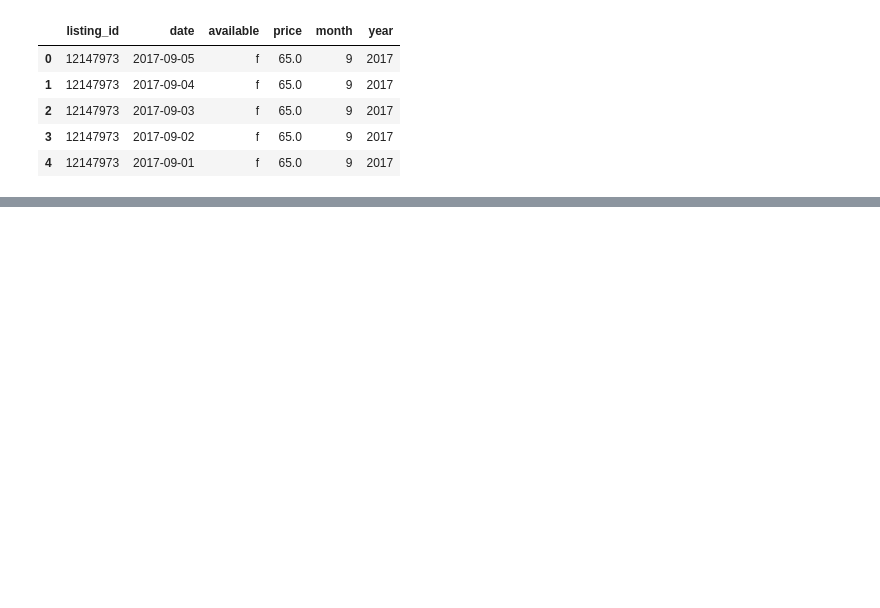
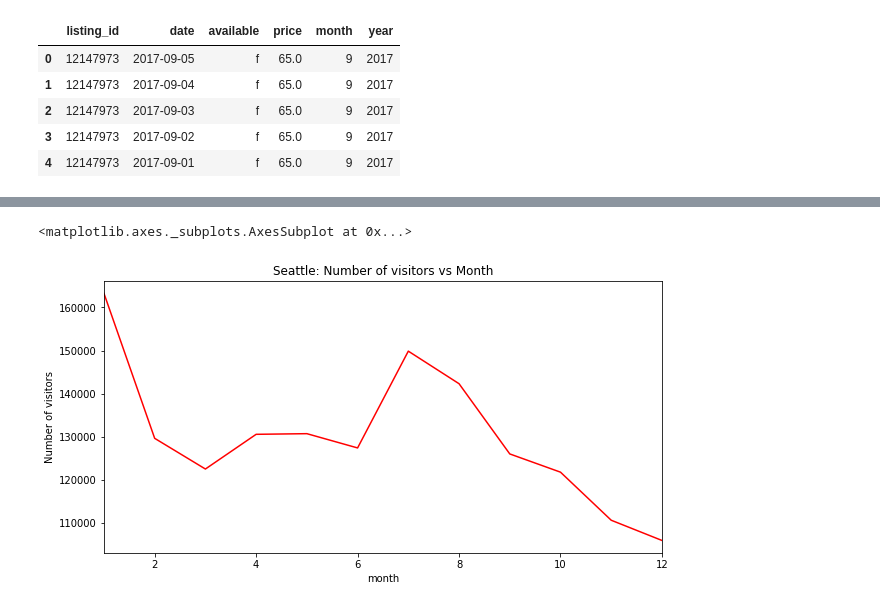
Before and after one commit to jyothishkjames/Seattle-Boston-Airbnb-Data-Analysis, a Jupyter notebook: data_prepration.ipynb, the cells around one changed output, grey strips where cells are left out. Drawn from its saved outputs; the diff is of its cells as text; code cells hidden in the pictures; blank space fills up the shorter version.

```diff
--- a/data_prepration.ipynb
+++ b/data_prepration.ipynb
@@ -200 +218,12 @@ boston_merged_df = pd.merge(boston_booked_df, boston_listings_df, on=['listing_i
+# %%
+#Line plot for predicted visitors to Seattle over time
+fig = plt.figure(figsize=(10,5))
+ax = fig.add_subplot(111)
+ax.set_title('Seattle: Number of visitors vs Month')
+ax.set_xlabel('Month')
+ax.set_ylabel('Number of visitors')
+seattle_merged_df.groupby('month')['accommodates'].sum().plot(kind='line', color='red', ax=ax)
+# %% [output]
+<matplotlib.axes._subplots.AxesSubplot at 0x...>
+[figure, added]
 # %%
```
Also changed, not shown: parts of 16 cells of this notebook.
